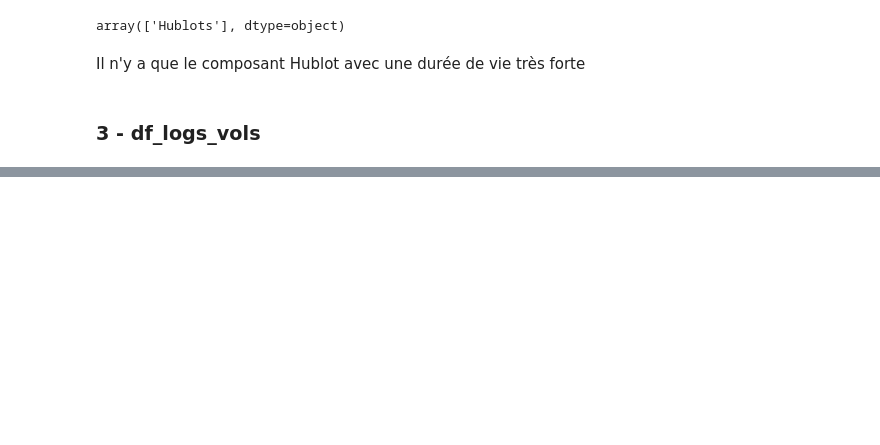
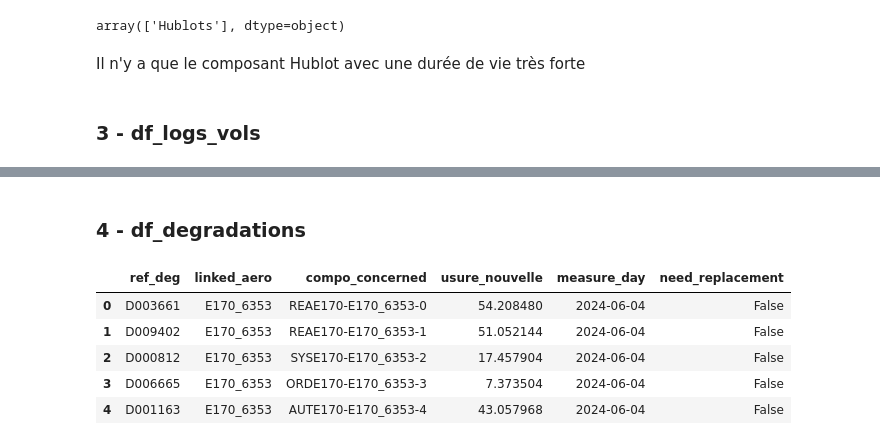
Before and after one commit to Dim2960/preventive_maintenance, a Jupyter notebook: Analyse_vz_prepa.ipynb, the cells around one changed output, grey strips where cells are left out. Saved outputs shown, nothing was run; the diff lists cells and outputs as text; code cells hidden in the pictures; blank space fills up the shorter version.

```diff
--- a/Analyse_vz_prepa.ipynb
+++ b/Analyse_vz_prepa.ipynb
@@ -413,0 +433,11 @@ df_logs_vols.head()
+# %% [markdown]
+### 4 - df_degradations
+# %%
+df_degradations.head()
+# %% [output]
+|  | ref_deg | linked_aero | compo_concerned | usure_nouvelle | measure_day | need_replacement |
+| 0 | D003661 | E170_6353 | REAE170-E170_6353-0 | 54.208480 | 2024-06-04 | False |
+| 1 | D009402 | E170_6353 | REAE170-E170_6353-1 | 51.052144 | 2024-06-04 | False |
+| 2 | D000812 | E170_6353 | SYSE170-E170_6353-2 | 17.457904 | 2024-06-04 | False |
+| 3 | D006665 | E170_6353 | ORDE170-E170_6353-3 | 7.373504 | 2024-06-04 | False |
+| 4 | D001163 | E170_6353 | AUTE170-E170_6353-4 | 43.057968 | 2024-06-04 | False |
```
Also changed, not shown: parts of 5 cells of this notebook, 1 other file.
